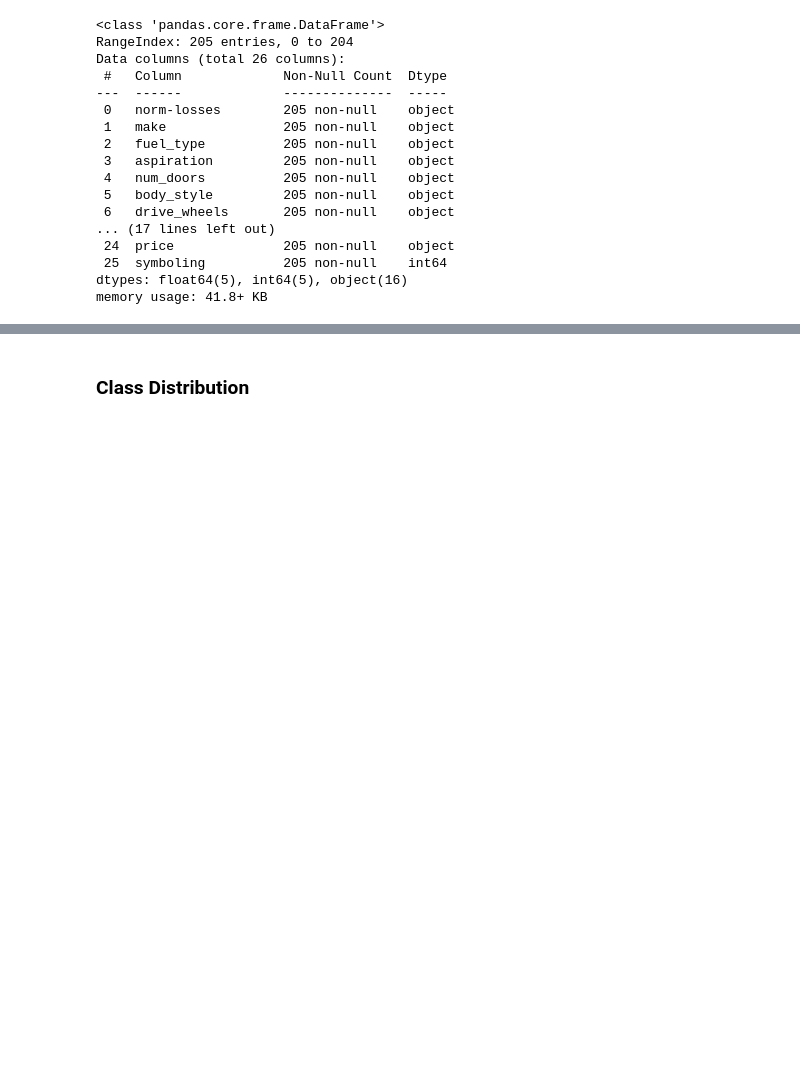
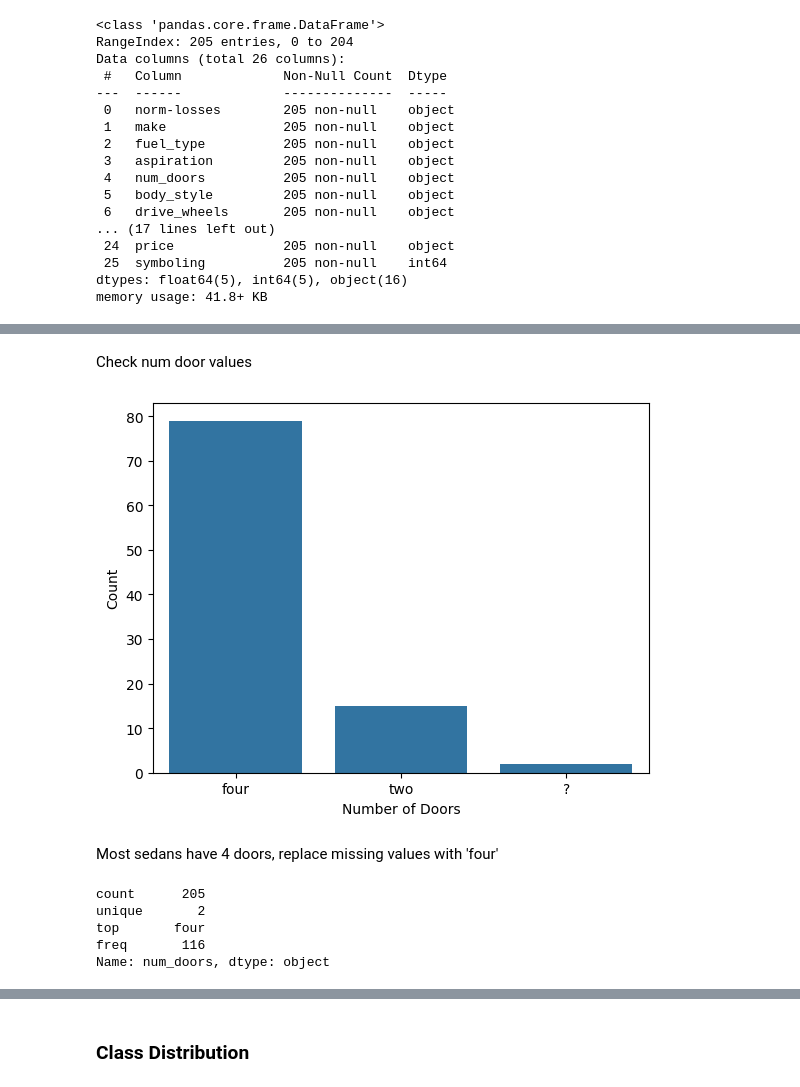
Before and after one commit to tmskss/automobile-classification-assignment, a Jupyter notebook: main.ipynb, the cells around one changed output, grey strips where cells are left out. Drawn from its saved outputs; the diff is of its cells as text; code cells hidden in the pictures; blank space fills up the shorter version.

Commit message:
feat: Filled missing values

```diff
--- a/main.ipynb
+++ b/main.ipynb
@@ -75,0 +154,14 @@ memory usage: 41.8+ KB
+# %% [markdown]
+Check num door values
+# %%
+sedans = df[df['body_style'] == 'sedan']
+num_doors_counts = sedans['num_doors'].value_counts()
+
+sns.barplot(x=num_doors_counts.index, y=num_doors_counts.values)
+plt.xlabel('Number of Doors')
+plt.ylabel('Count')
+plt.show()
+# %% [output]
+[figure, added]
+# %% [markdown]
+Most sedans have 4 doors, replace missing values with 'four'
@@ -75,0 +170,8 @@ memory usage: 41.8+ KB
+# %%
+df['num_doors'].describe()
+# %% [output]
+count      205
+unique       2
+top       four
+freq       116
+Name: num_doors, dtype: object
```
Also changed, not shown: parts of 25 cells of this notebook, 1 other file.
